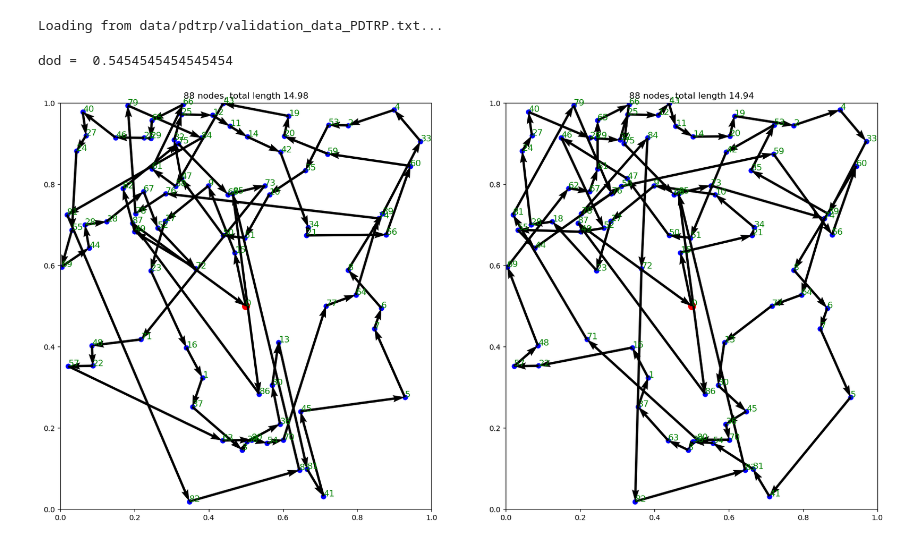
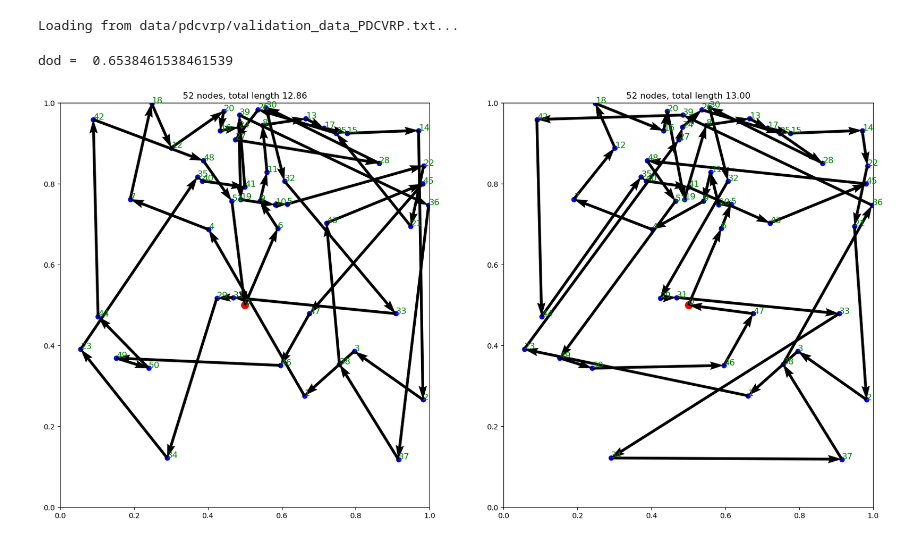
Before and after one commit to JTrainer-STORi/learning-pdtrp, a Jupyter notebook: import_model.ipynb, the cells around one changed output. Cells and saved outputs as stored; diff of their text form; code cells hidden in the pictures.

```diff
--- a/import_model.ipynb
+++ b/import_model.ipynb
@@ -15,17 +15,22 @@ from tqdm import tqdm
 
 use_cuda = torch.cuda.is_available()
 device = torch.device("cuda:0" if use_cuda else "cpu")
-problem_type = 'PDTRP'
+problem_type = 'PDCVRP'
 
 # if problem_type == 'PDTRP':
 #     model_filepath = 'models_HEC/rl-ar-var-20pnn-gnn-max-pdtrp_20250210T152027'
 # elif problem_type == 'PDCVRP':
 #     model_filepath = 'models_HEC/rl-ar-var-20pnn-gnn-max-pdcvrp_20250210T171835'
 
-model_filepath = 'models_HEC/rl-ar-var-20pnn-gnn-max-pdtrp_20250219T220638'
+# dirichlet random
+# model_filepath = 'models_HEC/rl-ar-var-20pnn-gnn-max-pdtrp_20250220T235527'
+# N1
+# model_filepath = 'models_HEC/rl-ar-var-20pnn-gnn-max-pdtrp-n1_20250220T235529'
+# N2
+#model_filepath = 'models_HEC/rl-ar-var-20pnn-gnn-max-pdtrp-n2_20250220T235605'
 
-model, model_args = load_model(model_filepath)
+# model, model_args = load_model(model_filepath)
 
-model.to(device)
-set_decode_type(model, "greedy")
-model.eval()
+# model.to(device)
+# set_decode_type(model, "greedy")
+# model.eval()
@@ -205,13 +278,13 @@ def plot_vehicle_routes(all_nodes, demands, capacity, route, ax1, markersize=5,
 # %%
 NUM_SAMPLES = 16
-BATCH_SIZE = 16
+BATCH_SIZE = 4
 
 # if problem_type == 'PDTRP':
 #     filename = 'data/pdtrp/test_data_PDTRP_N2.txt'
 # elif problem_type == 'PDCVRP':
 #     filename = 'data/pdcvrp/test_data_PDCVRP.txt'
 
-filename = 'data/pdtrp/validation_data_PDTRP.txt'
+filename = 'data/pdcvrp/validation_data_PDCVRP.txt'
 
 # SET SEEDS FOR REPRODUCIBILITY
 np.random.seed(2512)
@@ -228,10 +301,10 @@ elif problem_type == 'PDCVRPTW':
 
 dataloader = DataLoader(dataset, batch_size=BATCH_SIZE, shuffle=False)
 # %% [output]
-Loading from data/pdtrp/validation_data_PDTRP.txt...
+Loading from data/pdcvrp/validation_data_PDCVRP.txt...
 # %%
 with torch.no_grad():
-
+    i = 0
     for bat in tqdm(dataloader):
 
         if problem_type == 'PDTRP':
@@ -248,24 +321,26 @@ with torch.no_grad():
                 'arrival_times': move_to(bat['arrival_times'], device),
                 'demand': move_to(bat['demand'], device),
                 'graph': move_to(bat['graph'], device)
-
             }
 
-        cost, _, pi, model_visits = model(input, return_pi=True, return_times=True)
+        #cost, _, pi, model_visits = model(input, return_pi=True, return_times=True)
 
-        pi_with_depot = torch.cat((torch.zeros(pi.size(0), 1, dtype=torch.long), pi), dim=1)
+        #pi_with_depot = torch.cat((torch.zeros(pi.size(0), 1, dtype=torch.long), pi), dim=1)
+        i += 1
+        if i == 1:
+            break
 # %%
-index = 0
+index = 2
 
 #plot model solution and or tools solution side by side
 fig, axs = plt.subplots(1, 2, figsize=(20, 10))
 
 plot_tsp(bat['all_nodes'][index].cpu().numpy(), pi_with_depot[index].cpu().numpy(), axs[0])
 plot_tsp(bat['all_nodes'][index].cpu().numpy(), bat['tour_nodes'][index].cpu().numpy(), axs[1])
 
 print("dod = ", str(np.sum(bat['arrival_times'][index].cpu().numpy() > 0)/len(bat['arrival_times'][index].cpu().numpy())))
 
 plt.show()
 # %% [output]
-dod =  0.5454545454545454
+dod =  0.6538461538461539
-[figure, old version]
+[figure, new version]
```
Also changed, not shown: parts of 17 cells of this notebook, 3 other files.
